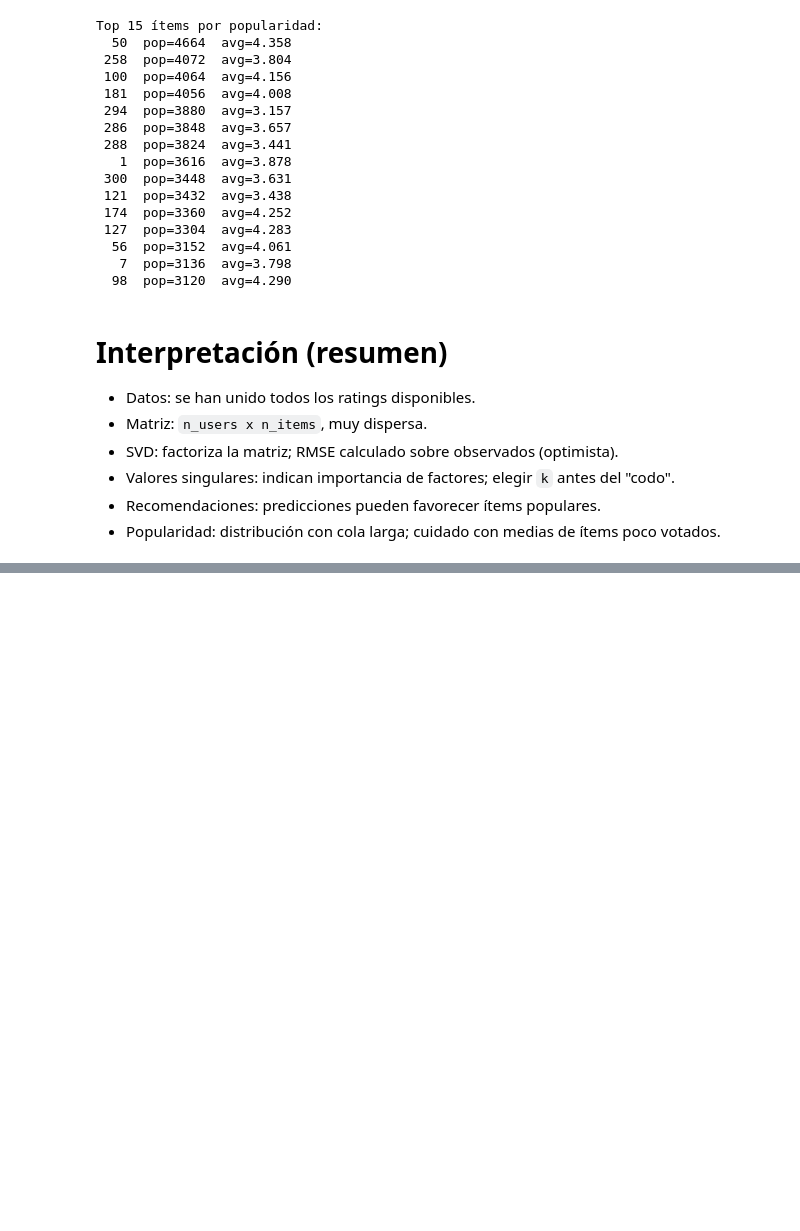
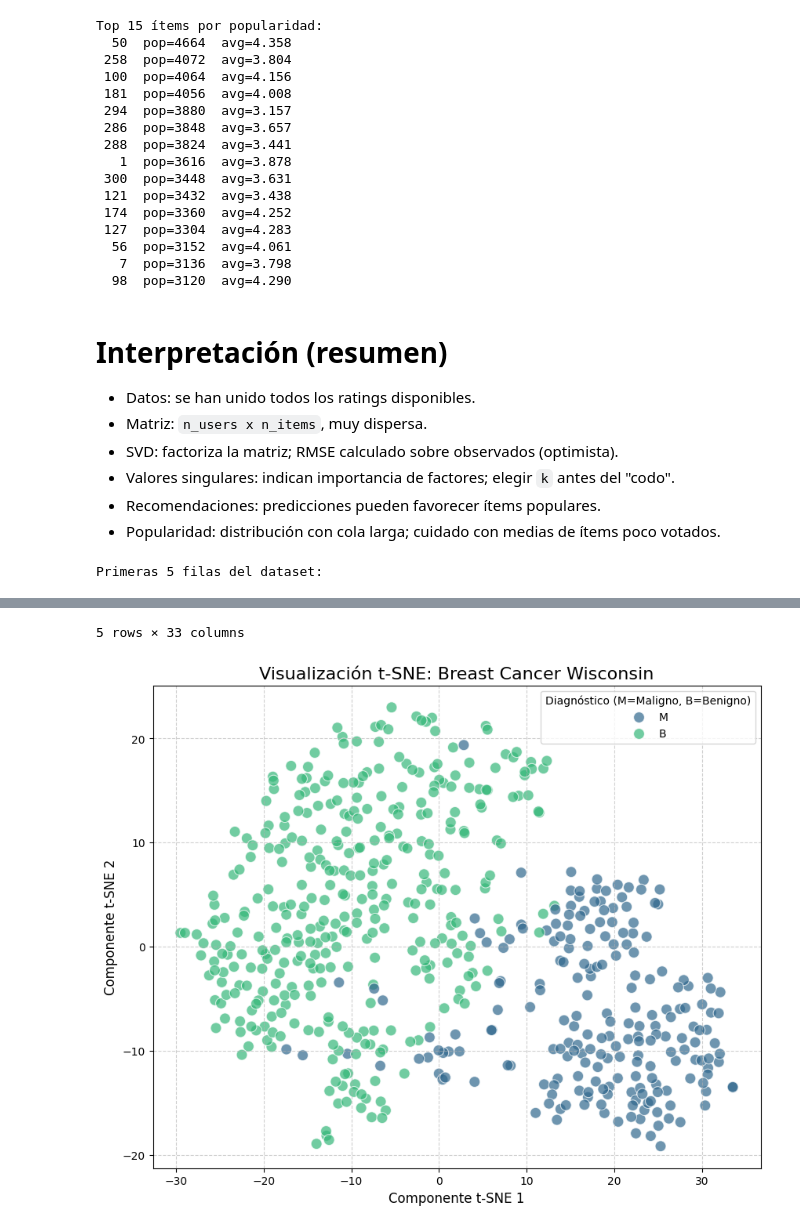
Before and after one commit to Cain7564/Otros-Algoritmos-de-Aprendizaje-no-supervisad, a Jupyter notebook: adelanto.ipynb, the cells around one changed output, grey strips where cells are left out. Drawn from its saved outputs; the diff is of its cells as text; code cells hidden in the pictures; blank space fills up the shorter version.

```diff
--- a/adelanto.ipynb
+++ b/adelanto.ipynb
@@ -253,3 +253,70 @@ Top 15 ítems por popularidad:
 - Valores singulares: indican importancia de factores; elegir `k` antes del "codo".
 - Recomendaciones: predicciones pueden favorecer ítems populares.
 - Popularidad: distribución con cola larga; cuidado con medias de ítems poco votados.
+# %%
+# Importación de librerías necesarias
+import pandas as pd
+import numpy as np
+import matplotlib.pyplot as plt
+import seaborn as sns
+from sklearn.manifold import TSNE
+from sklearn.preprocessing import StandardScaler
+
+# 1. Cargar el dataset desde la ruta especificada
+# Asegúrate de que el archivo data.csv corresponde al Breast Cancer Wisconsin Data Set
+df = pd.read_csv("data.csv")
+
+# Mostrar las primeras filas para verificar la carga
+print("Primeras 5 filas del dataset:")
+display(df.head())
+
+# 2. Preprocesamiento de datos
+# El dataset suele tener una columna 'id' que no aporta información y una columna 'diagnosis' que es el target (M/B)
+# También puede haber una columna vacía 'Unnamed: 32' que a veces aparece en este CSV específico
+
+# Eliminamos columnas innecesarias si existen
+cols_to_drop = ['id', 'Unnamed: 32']
+df_clean = df.drop([col for col in cols_to_drop if col in df.columns], axis=1)
+
+# Separamos las características (X) de la etiqueta (y)
+X = df_clean.drop('diagnosis', axis=1)  # Características numéricas
+y = df_clean['diagnosis']               # Etiqueta (M = Maligno, B = Benigno)
+
+# 3. Estandarización (Paso crítico para t-SNE)
+# t-SNE funciona mejor cuando todas las características tienen la misma escala
+scaler = StandardScaler()
+X_scaled = scaler.fit_transform(X)
+
+# 4. Aplicación del algoritmo t-SNE
+# n_components=2: Reducimos a 2 dimensiones para poder graficar
+# perplexity=30: Balance entre aspectos locales y globales (valor usual entre 5 y 50)
+# random_state=42: Para que los resultados sean reproducibles
+tsne = TSNE(n_components=2, perplexity=30, max_iter=1000, random_state=42)
+X_tsne = tsne.fit_transform(X_scaled)
+
+# Crear un DataFrame con los resultados para facilitar la graficación con Seaborn
+tsne_df = pd.DataFrame(data=X_tsne, columns=['Dimensión 1', 'Dimensión 2'])
+tsne_df['Diagnóstico'] = y
+
+# 5. Visualización de resultados
+plt.figure(figsize=(10, 8))
+sns.scatterplot(
+    x='Dimensión 1',
+    y='Dimensión 2',
+    hue='Diagnóstico',
+    data=tsne_df,
+    palette='viridis',
+    alpha=0.7,
+    s=100 # Tamaño de los puntos
+)
+
+plt.title('Visualización t-SNE: Breast Cancer Wisconsin', fontsize=16)
+plt.xlabel('Componente t-SNE 1', fontsize=12)
+plt.ylabel('Componente t-SNE 2', fontsize=12)
+plt.legend(title='Diagnóstico (M=Maligno, B=Benigno)')
+plt.grid(True, linestyle='--', alpha=0.6)
+
+# Mostrar el gráfico
+plt.show()
+# %% [output]
+Primeras 5 filas del dataset:
@@ -255,0 +329,2 @@ Top 15 ítems por popularidad:
+5 rows × 33 columns
+[figure, added]
```
Also changed, not shown: parts of 1 cell of this notebook, 4 other files.
